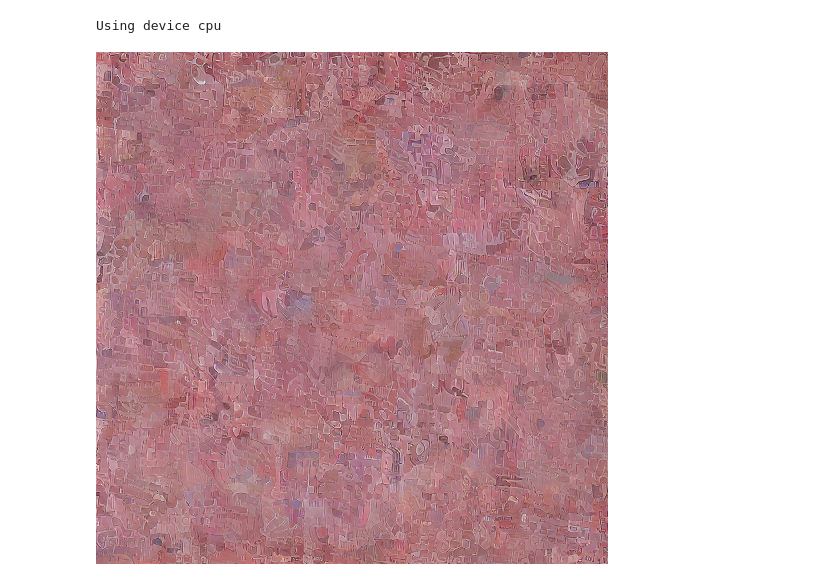
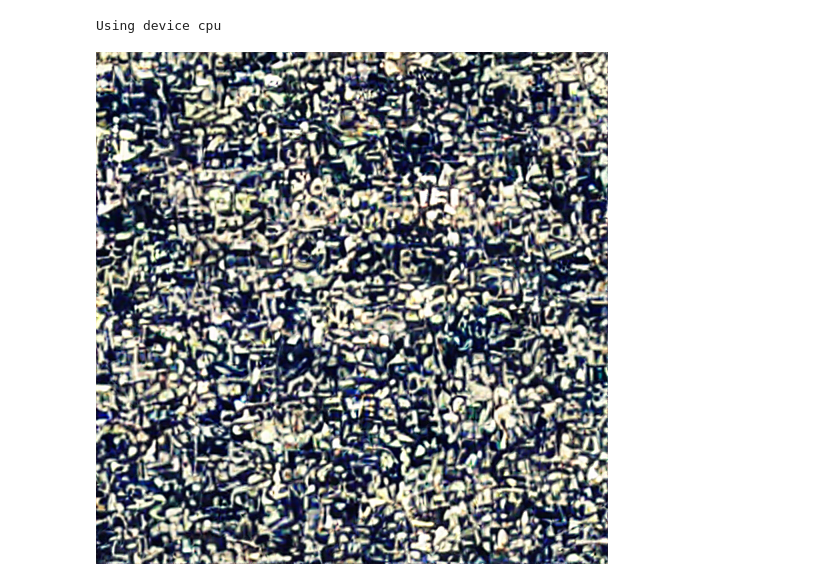
Before and after one commit to VirajBhagiya/Stable-Diffusion-from-Scratch, a Jupyter notebook: sd/generate.ipynb, the cells around one changed output. Drawn from its saved outputs; the diff is of its cells as text; code cells hidden in the pictures.

```diff
--- a/sd/generate.ipynb
+++ b/sd/generate.ipynb
@@ -22,39 +22,41 @@ models = model_loader.preload_models_from_standard_weights(model_file, DEVICE)
 
 ## TEXT TO IMAGE
 
-prompt = "A man wearing goggles"
+# prompt = "A dog with sunglasses, wearing comfy hat, looking at camera, highly detailed, ultra sharp, cinematic, 100mm lens, 8k resolution."
+prompt = "A cat stretching on the floor, highly detailed, ultra sharp, cinematic, 100mm lens, 8k resolution."
+# prompt = "A man wearing goggles"
 uncond_prompt = "" # Negative Prompt
 do_cfg = True
-cfg_scale = 7
+cfg_scale = 8  # min: 1, max: 14
 
 ## IMAGE TO IMAGE
 
 input_image = None
 image_path = "../images/goblin.jpeg"
-input_image = Image.open(image_path)
+# input_image = Image.open(image_path)
 strength = 0.9
 
 sampler = "ddpm"
 num_inference_steps = 50
 seed = 42
 
 output_image = pipeline.generate(
     prompt=prompt,
     uncond_prompt=uncond_prompt,
     input_image=input_image,
     strength=strength,
     do_cfg=do_cfg,
     cfg_scale=cfg_scale,
     sampler_name=sampler,
     n_inference_steps=num_inference_steps,
     seed=seed,
     models=models,
     device=DEVICE,
     idle_device="cpu",
     tokenizer=tokenizer
 )
 
 Image.fromarray(output_image)
 # %% [output]
 Using device cpu
-[figure, old version]
+[figure, new version]
```
Also changed, not shown: 9 other files.
